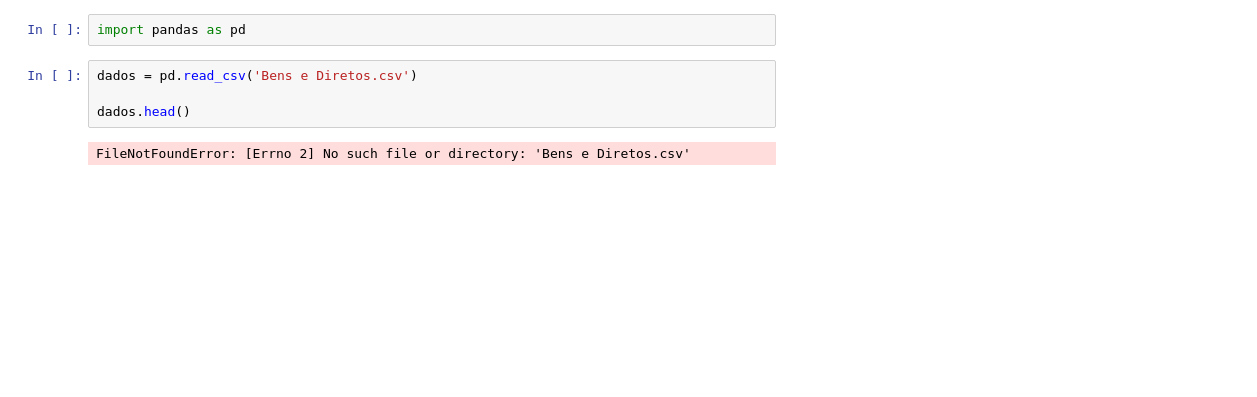
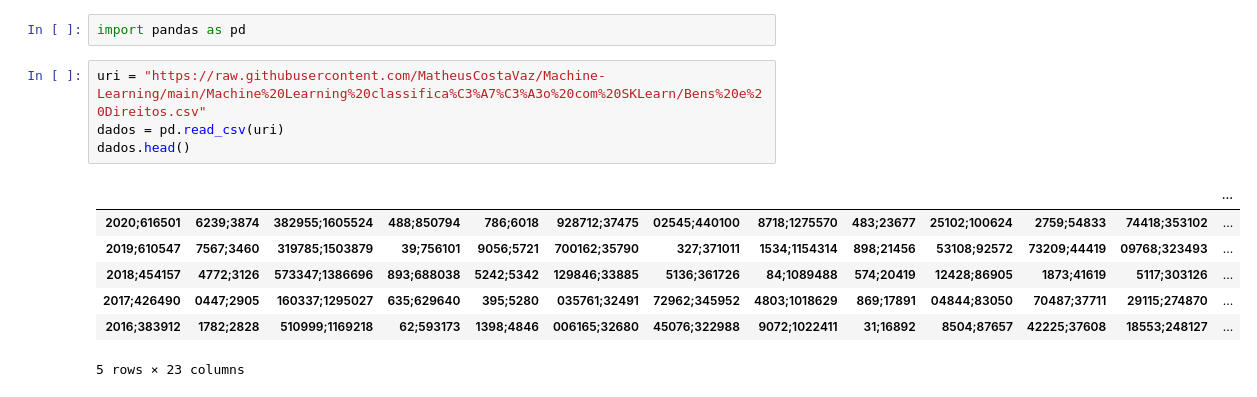
Before and after one commit to MatheusCostaVaz/Machine-Learning, a Jupyter notebook: Machine Learning classificação com SKLearn/atividade_2.ipynb, the cells around one changed output. Drawn from its saved outputs; the diff is of its cells as text; blank space fills up the shorter version.

```diff
--- a/Machine Learning classificação com SKLearn/atividade_2.ipynb
+++ b/Machine Learning classificação com SKLearn/atividade_2.ipynb
@@ -1,8 +1,14 @@
 # %%
 import pandas as pd
-# %%
-dados = pd.read_csv('Bens e Diretos.csv')
-
-dados.head()
-# %% [output]
-FileNotFoundError: [Errno 2] No such file or directory: 'Bens e Diretos.csv'
+# %%
+uri = "https://raw.githubusercontent.com/MatheusCostaVaz/Machine-Learning/main/Machine%20Learning%20classifica%C3%A7%C3%A3o%20com%20SKLearn/Bens%20e%20Direitos.csv"
+dados = pd.read_csv(uri)
+dados.head()
+# %% [output]
+|  |  |  |  |  |  |  |  |  |  |  |  | ... |
+| 2020;616501 | 6239;3874 | 382955;1605524 | 488;850794 | 786;6018 | 928712;37475 | 02545;440100 | 8718;1275570 | 483;23677 | 25102;100624 | 2759;54833 | 74418;353102 | ... |
+| 2019;610547 | 7567;3460 | 319785;1503879 | 39;756101 | 9056;5721 | 700162;35790 | 327;371011 | 1534;1154314 | 898;21456 | 53108;92572 | 73209;44419 | 09768;323493 | ... |
+| 2018;454157 | 4772;3126 | 573347;1386696 | 893;688038 | 5242;5342 | 129846;33885 | 5136;361726 | 84;1089488 | 574;20419 | 12428;86905 | 1873;41619 | 5117;303126 | ... |
+| 2017;426490 | 0447;2905 | 160337;1295027 | 635;629640 | 395;5280 | 035761;32491 | 72962;345952 | 4803;1018629 | 869;17891 | 04844;83050 | 70487;37711 | 29115;274870 | ... |
+| 2016;383912 | 1782;2828 | 510999;1169218 | 62;593173 | 1398;4846 | 006165;32680 | 45076;322988 | 9072;1022411 | 31;16892 | 8504;87657 | 42225;37608 | 18553;248127 | ... |
+5 rows × 23 columns
```
Also changed, not shown: 1 other file.
